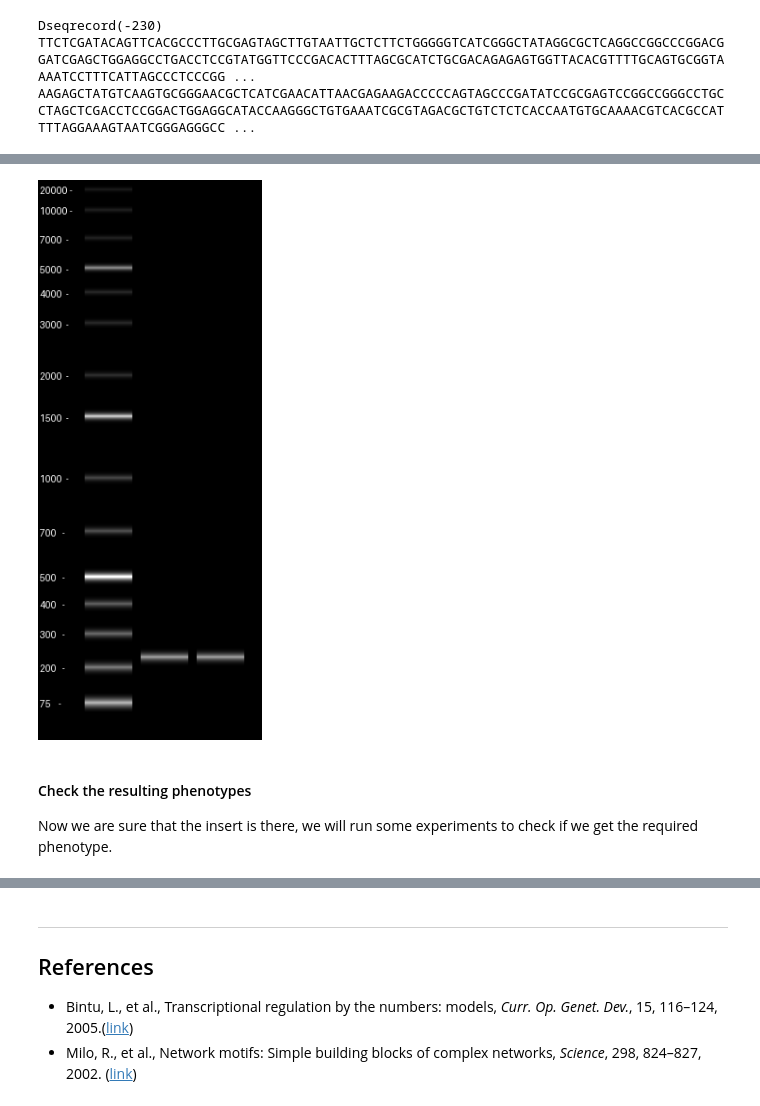
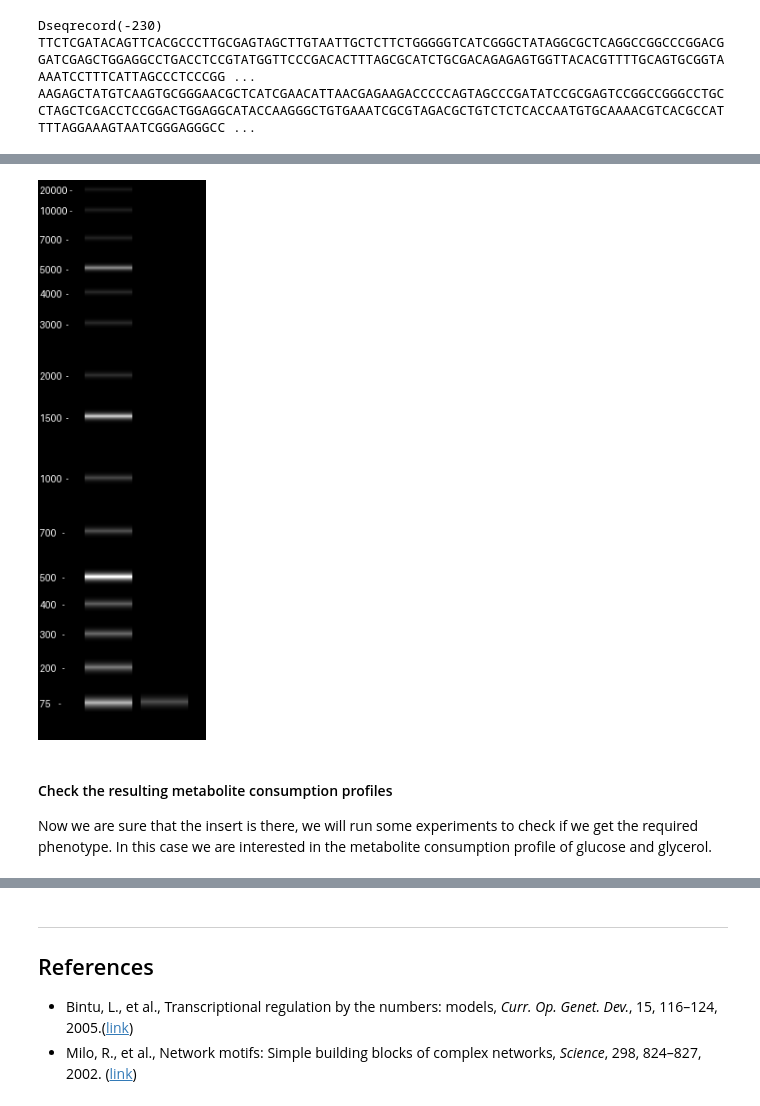
Before and after one commit to iAMB-RWTH-Aachen/Biocircuitsim, a Jupyter notebook: BioCircuitSim.ipynb, the cells around one changed output, grey strips where cells are left out. Drawn from its saved outputs; the diff is of its cells as text; code cells hidden in the pictures.

```diff
--- a/BioCircuitSim.ipynb
+++ b/BioCircuitSim.ipynb
@@ -228,4 +211,4 @@ primers = primer_design(insert)
 putida_genome = get_putida_genome(promoter, regulator)
 
 # Do the PCR
-pcr_product = pcr(primers.forward_primer, primers.reverse_primer, putida_genome)
+pcr_product = perform_pcr(primers.forward_primer, primers.reverse_primer, putida_genome)
@@ -232,12 +224,14 @@ pcr_product = pcr(primers.forward_primer, primers.reverse_primer, putida_genome)
 # %%
 # Create a gel to see if the PCR and insertion worked
-im = gel([GeneRuler_1kb_plus,
-          [insert], #what you want to find
-          [pcr_product]]) #The pcr product of the genome: is your construct in there?
+im = gel(
+    [GeneRuler_1kb_plus,
+     [pcr_product], #The pcr product of the genome: is your construct in there?
+    ])
+
 im
 # %% [output]
-[figure, old version]
+[figure, new version]
 # %% [markdown]
-#### Check the resulting phenotypes
-Now we are sure that the insert is there, we will run some experiments to check if we get the required phenotype.
+#### Check the resulting metabolite consumption profiles
+Now we are sure that the insert is there, we will run some experiments to check if we get the required phenotype. In this case we are interested in the metabolite consumption profile of glucose and glycerol.
 # %%
```
Also changed, not shown: parts of 15 cells of this notebook, 3 other files.
